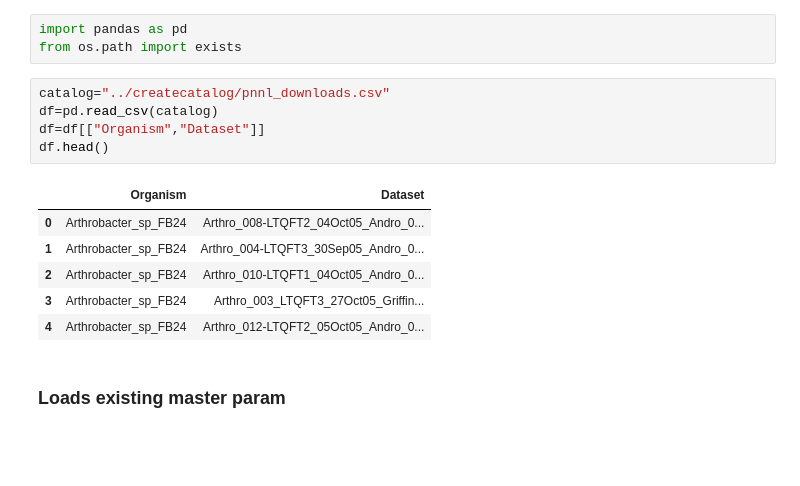
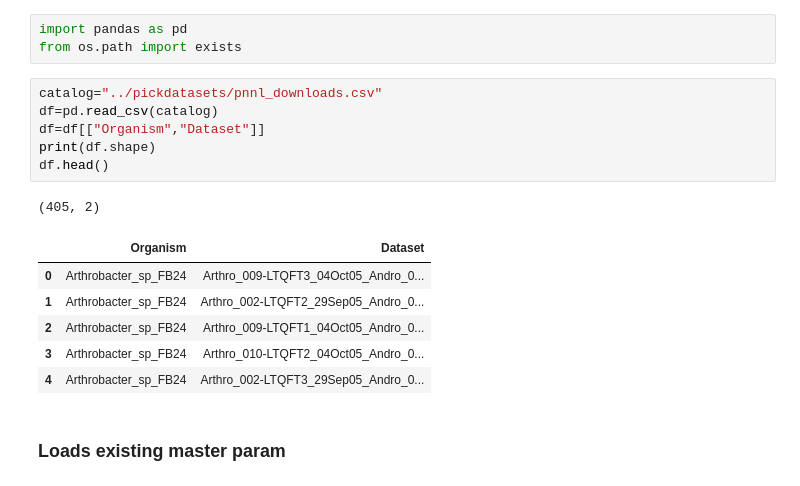
Before and after one commit to MitsukiUsui/proteome, a Jupyter notebook: extractparam/classify_param.ipynb, the cells around one changed output. Drawn from its saved outputs; the diff is of its cells as text; blank space fills up the shorter version.

```diff
--- a/extractparam/classify_param.ipynb
+++ b/extractparam/classify_param.ipynb
@@ -2,17 +2,19 @@
 import pandas as pd
 from os.path import exists
 # %%
-catalog="../createcatalog/pnnl_downloads.csv"
+catalog="../pickdatasets/pnnl_downloads.csv"
 df=pd.read_csv(catalog)
 df=df[["Organism","Dataset"]]
+print(df.shape)
 df.head()
 # %% [output]
+(405, 2)
 |  | Organism | Dataset |
-| 0 | Arthrobacter_sp_FB24 | Arthro_008-LTQFT2_04Oct05_Andro_0... |
-| 1 | Arthrobacter_sp_FB24 | Arthro_004-LTQFT3_30Sep05_Andro_0... |
-| 2 | Arthrobacter_sp_FB24 | Arthro_010-LTQFT1_04Oct05_Andro_0... |
-| 3 | Arthrobacter_sp_FB24 | Arthro_003_LTQFT3_27Oct05_Griffin... |
-| 4 | Arthrobacter_sp_FB24 | Arthro_012-LTQFT2_05Oct05_Andro_0... |
+| 0 | Arthrobacter_sp_FB24 | Arthro_009-LTQFT3_04Oct05_Andro_0... |
+| 1 | Arthrobacter_sp_FB24 | Arthro_002-LTQFT2_29Sep05_Andro_0... |
+| 2 | Arthrobacter_sp_FB24 | Arthro_009-LTQFT1_04Oct05_Andro_0... |
+| 3 | Arthrobacter_sp_FB24 | Arthro_010-LTQFT2_04Oct05_Andro_0... |
+| 4 | Arthrobacter_sp_FB24 | Arthro_002-LTQFT3_29Sep05_Andro_0... |
 # %% [markdown]
 ### Loads existing master param
 # %%
```
Also changed, not shown: parts of 2 cells of this notebook, 6 other files.
